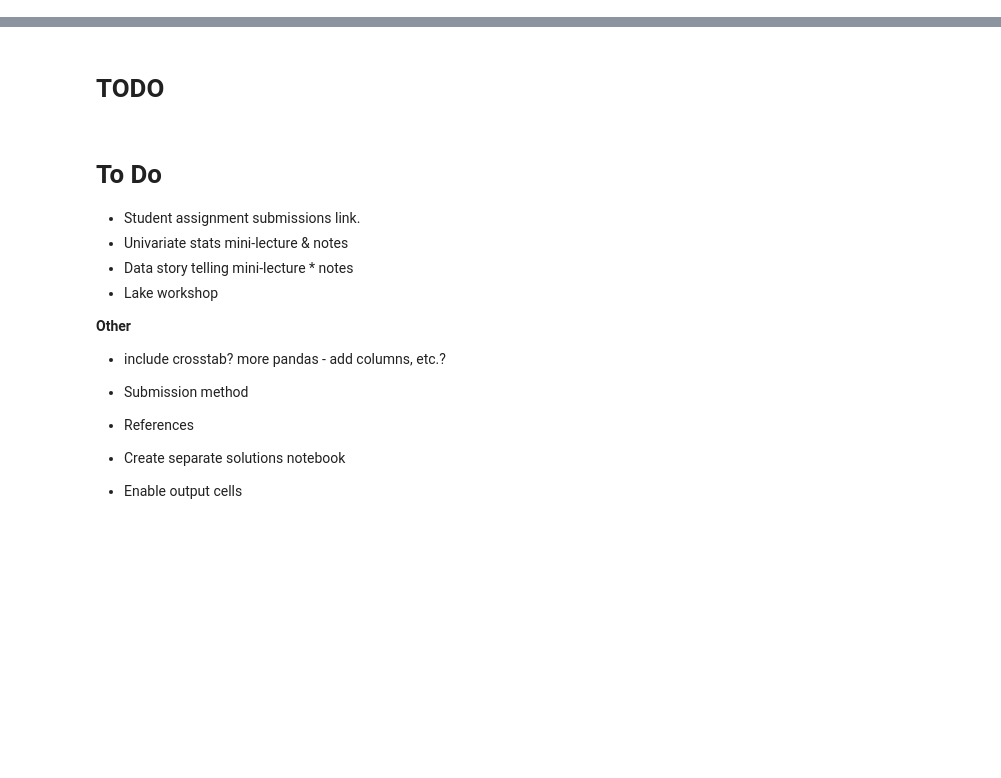
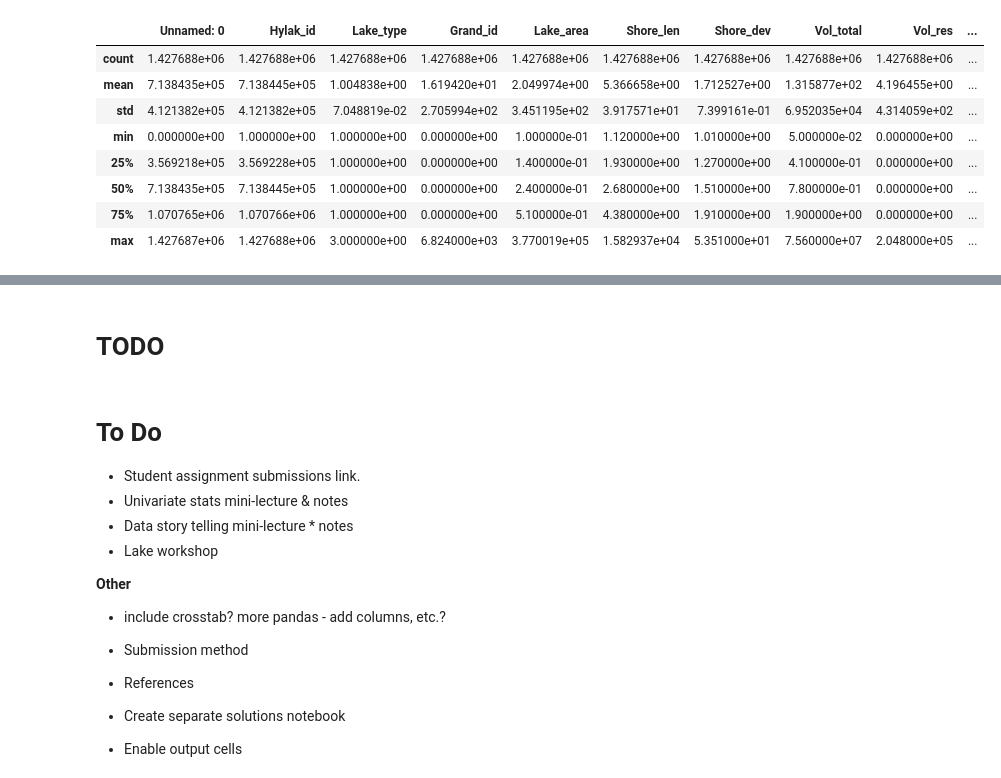
Before and after one commit to ds4geo/ds4geo, a Jupyter notebook: WS 2020 Course Notes/Session 7.ipynb, the cells around one changed output, grey strips where cells are left out. Cells and saved outputs as stored; diff of their text form; code cells hidden in the pictures; blank space fills up the shorter version.

```diff
--- a/WS 2020 Course Notes/Session 7.ipynb
+++ b/WS 2020 Course Notes/Session 7.ipynb
@@ -2,0 +35,12 @@
+# %%
+dat.describe()
+# %% [output]
+|  | Unnamed: 0 | Hylak_id | Lake_type | Grand_id | Lake_area | Shore_len | Shore_dev | Vol_total | Vol_res | ... |
+| count | 1.427688e+06 | 1.427688e+06 | 1.427688e+06 | 1.427688e+06 | 1.427688e+06 | 1.427688e+06 | 1.427688e+06 | 1.427688e+06 | 1.427688e+06 | ... |
+| mean | 7.138435e+05 | 7.138445e+05 | 1.004838e+00 | 1.619420e+01 | 2.049974e+00 | 5.366658e+00 | 1.712527e+00 | 1.315877e+02 | 4.196455e+00 | ... |
+| std | 4.121382e+05 | 4.121382e+05 | 7.048819e-02 | 2.705994e+02 | 3.451195e+02 | 3.917571e+01 | 7.399161e-01 | 6.952035e+04 | 4.314059e+02 | ... |
+| min | 0.000000e+00 | 1.000000e+00 | 1.000000e+00 | 0.000000e+00 | 1.000000e-01 | 1.120000e+00 | 1.010000e+00 | 5.000000e-02 | 0.000000e+00 | ... |
+| 25% | 3.569218e+05 | 3.569228e+05 | 1.000000e+00 | 0.000000e+00 | 1.400000e-01 | 1.930000e+00 | 1.270000e+00 | 4.100000e-01 | 0.000000e+00 | ... |
+| 50% | 7.138435e+05 | 7.138445e+05 | 1.000000e+00 | 0.000000e+00 | 2.400000e-01 | 2.680000e+00 | 1.510000e+00 | 7.800000e-01 | 0.000000e+00 | ... |
+| 75% | 1.070765e+06 | 1.070766e+06 | 1.000000e+00 | 0.000000e+00 | 5.100000e-01 | 4.380000e+00 | 1.910000e+00 | 1.900000e+00 | 0.000000e+00 | ... |
+| max | 1.427687e+06 | 1.427688e+06 | 3.000000e+00 | 6.824000e+03 | 3.770019e+05 | 1.582937e+04 | 5.351000e+01 | 7.560000e+07 | 2.048000e+05 | ... |
```
Also changed, not shown: parts of 7 cells of this notebook.
